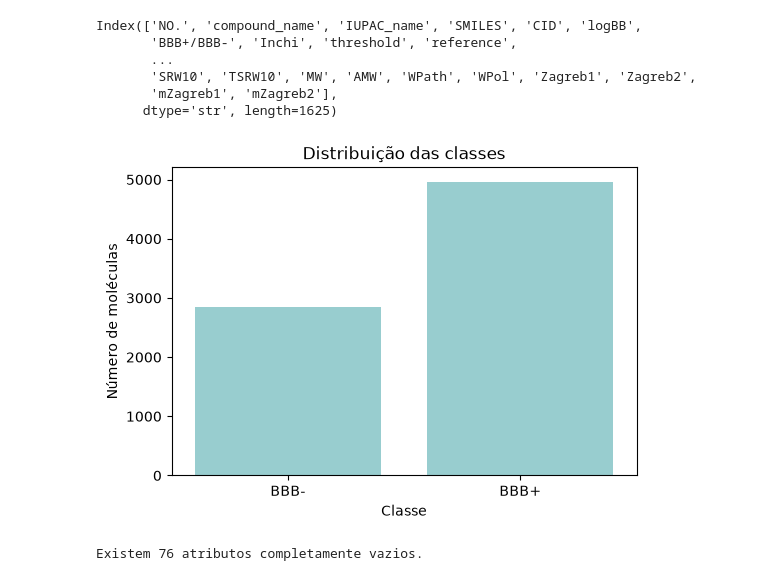
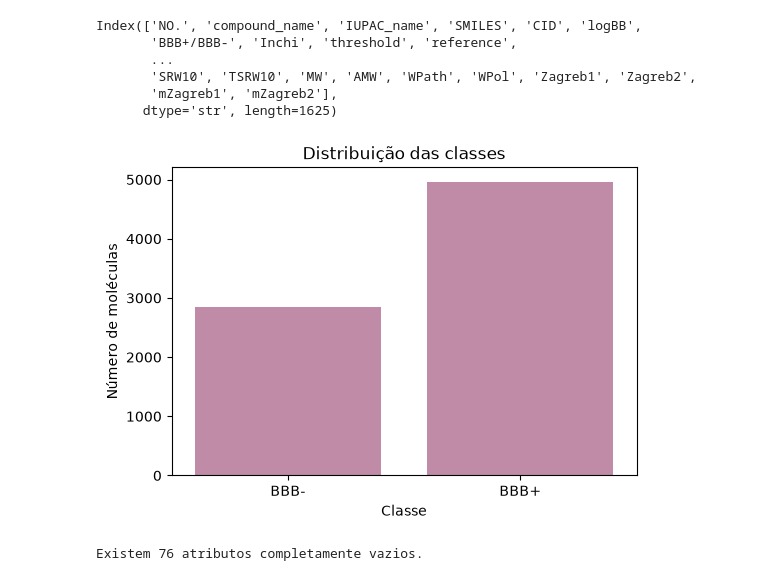
Before and after one commit to Maria-Clara-CosFerreira/brain-permeability-prediction, a Jupyter notebook: Trabalho-Final.ipynb, the cells around one changed output. Cells and saved outputs as stored; diff of their text form; code cells hidden in the pictures.

```diff
--- a/Trabalho-Final.ipynb
+++ b/Trabalho-Final.ipynb
@@ -45,8 +52,8 @@ warnings.filterwarnings(
 ## Análise exploratória dos dados
 # %%
 # load extended classification dataset
-df_classificacao = pd.read_csv("B3DB_classification_extended.tsv.gz",
-                                           sep="\t", compression="gzip")
+df_classificacao = pd.read_csv("classification_extended_test.tsv",
+                                           sep="\t")
 # %%
 df_classificacao
 # %% [output]
@@ -83,14 +90,14 @@ Index(['NO.', 'compound_name', 'IUPAC_name', 'SMILES', 'CID', 'logBB',
 # %%
 TARGET = "BBB+/BBB-"
 
 plt.figure(figsize = (6 ,4))
-sns.countplot(data = df_classificacao, x = TARGET, color = "#8FD6D8")
+sns.countplot(data = df_classificacao, x = TARGET, color = "#C982A8")
 plt.title("Distribuição das classes")
 plt.xlabel("Classe")
 plt.ylabel("Número de moléculas")
 plt.show()
 # %% [output]
-[figure, old version]
+[figure, new version]
 # %%
 print(f"Existem {df_classificacao.isna().all().sum()} atributos completamente vazios.")
 # %% [output]
```
Also changed, not shown: parts of 13 cells of this notebook.
